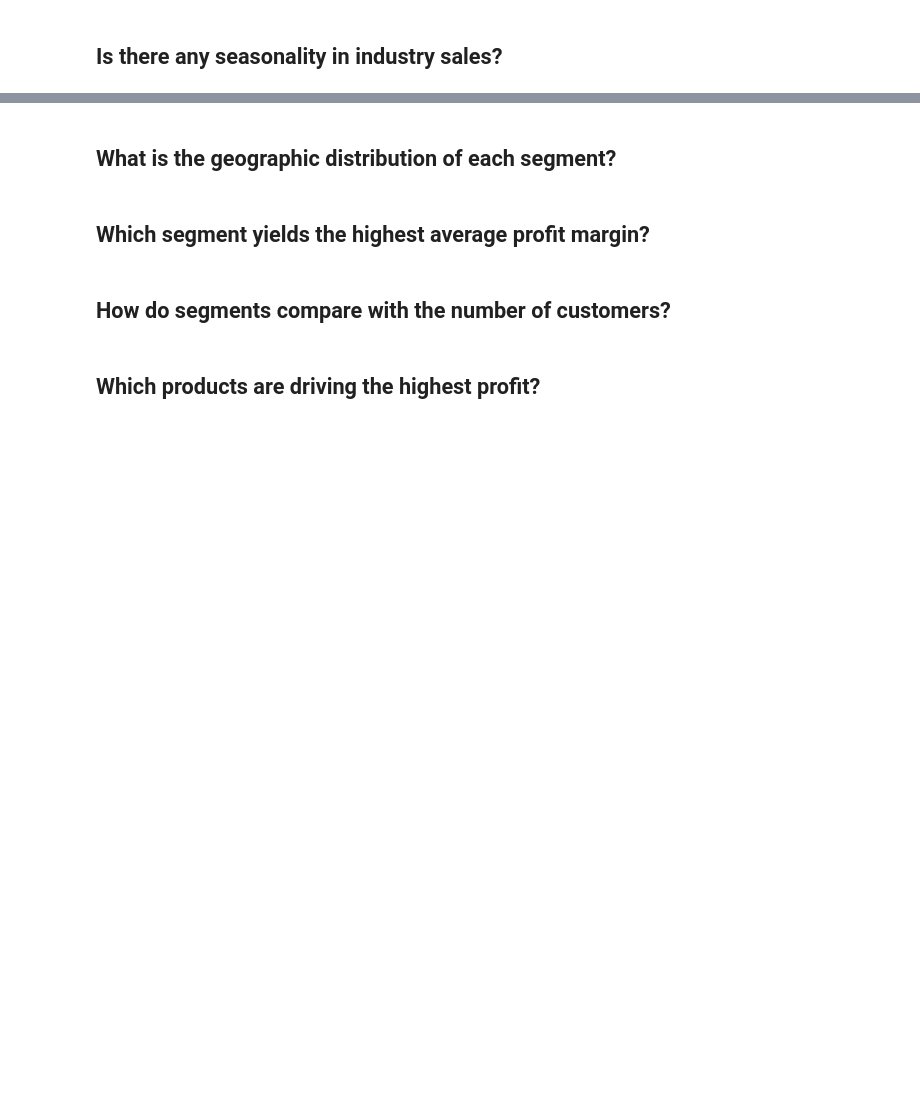
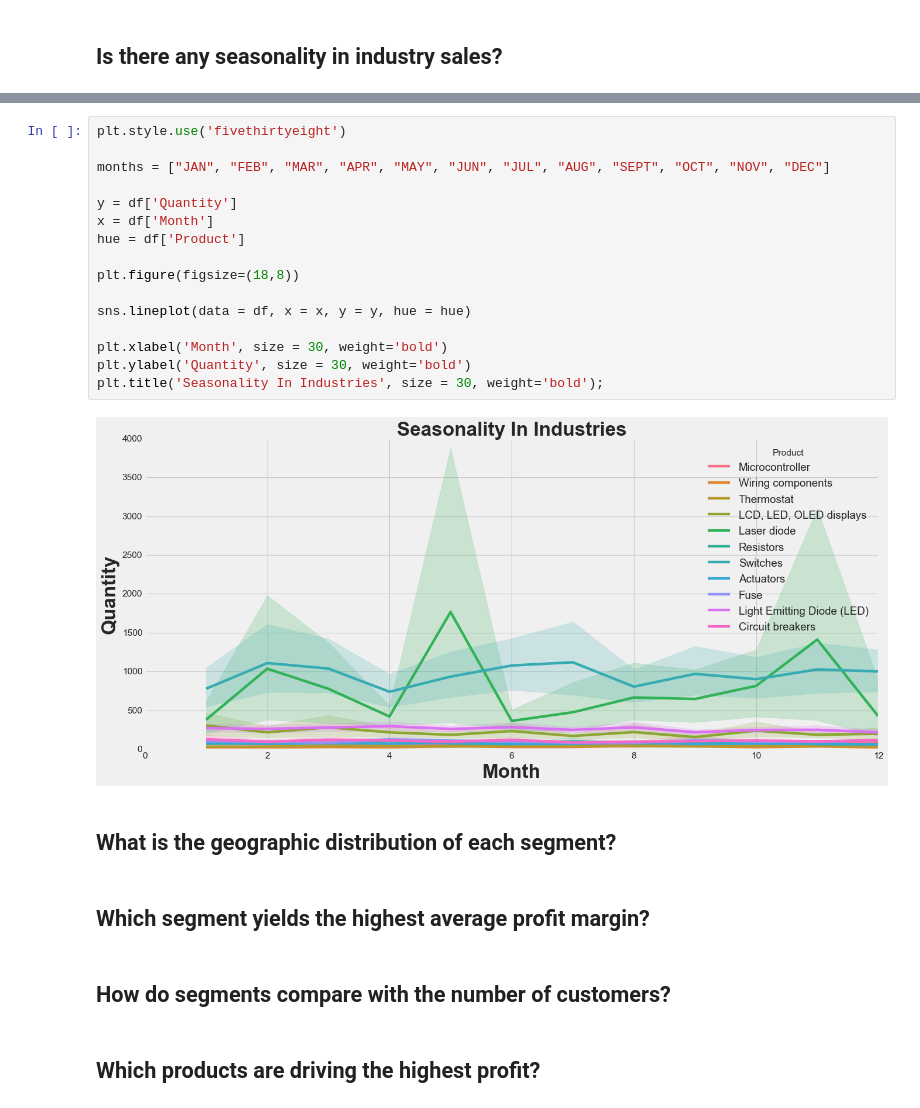
Before and after one commit to ValGRY/Data-Science-Projects, a Jupyter notebook: Techno Industries Inc/Techno Industries Inc..ipynb, the cells around one changed output, grey strips where cells are left out. Drawn from its saved outputs; the diff is of its cells as text; blank space fills up the shorter version.

```diff
--- a/Techno Industries Inc/Techno Industries Inc..ipynb
+++ b/Techno Industries Inc/Techno Industries Inc..ipynb
@@ -289,3 +281,21 @@ Text(0.5, 1.0, 'Week Days Logins Over Time')
+# %%
+plt.style.use('fivethirtyeight')
+
+months = ["JAN", "FEB", "MAR", "APR", "MAY", "JUN", "JUL", "AUG", "SEPT", "OCT", "NOV", "DEC"]
+
+y = df['Quantity']
+x = df['Month']
+hue = df['Product']
+
+plt.figure(figsize=(18,8))
+
+sns.lineplot(data = df, x = x, y = y, hue = hue)
+
+plt.xlabel('Month', size = 30, weight='bold')
+plt.ylabel('Quantity', size = 30, weight='bold')
+plt.title('Seasonality In Industries', size = 30, weight='bold');
+# %% [output]
+[figure, added]
 # %% [markdown]
 ## What is the geographic distribution of each segment?
 # %% [markdown]
```
Also changed, not shown: parts of 15 cells of this notebook.
